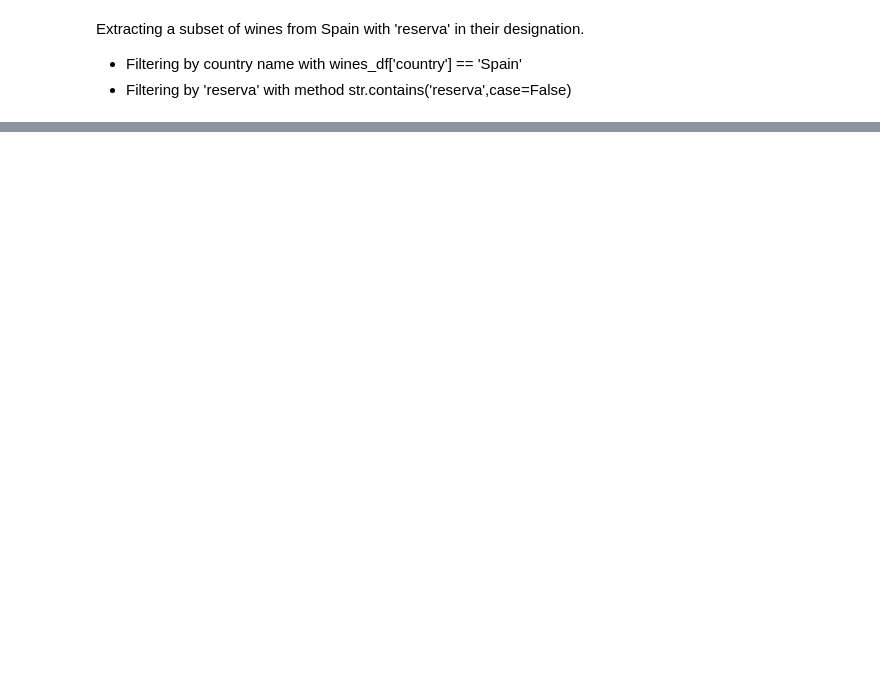
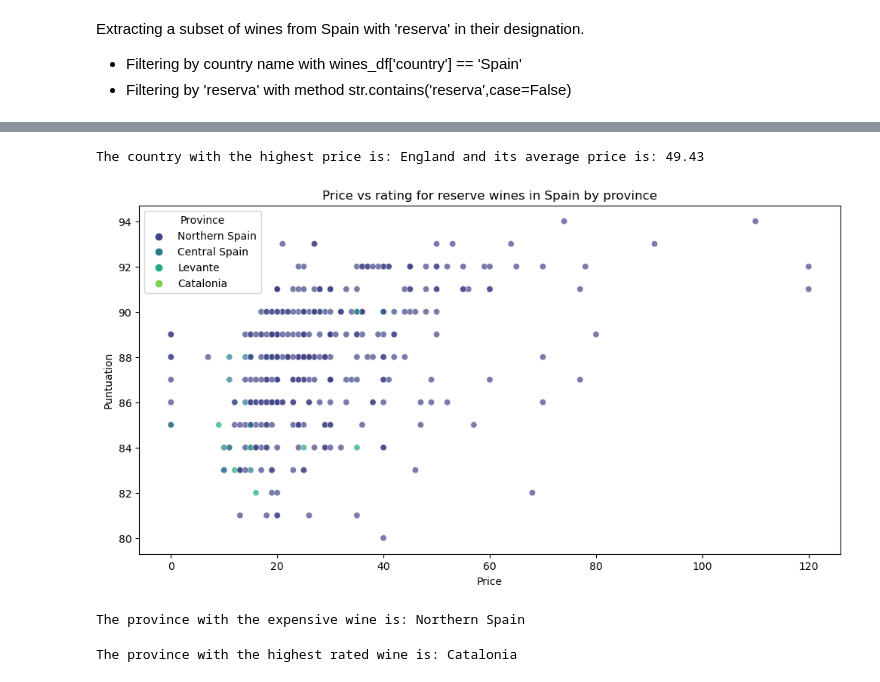
Before and after one commit to Diacon81/Wine, a Jupyter notebook: wines.ipynb, the cells around one changed output, grey strips where cells are left out. Drawn from its saved outputs; the diff is of its cells as text; code cells hidden in the pictures; blank space fills up the shorter version.

```diff
--- a/wines.ipynb
+++ b/wines.ipynb
@@ -154,0 +192,30 @@ spanish_wines_df
+# %%
+price_mean = wines_df.groupby("country")["price"].mean().round(2)
+price_max = price_mean.max()
+price_max_country = price_mean.idxmax()
+
+print(f"The country with the highest price is: {price_max_country} and its average price is: {price_max}")
+# %% [output]
+The country with the highest price is: England and its average price is: 49.43
+# %%
+reserva_spain = wines_df[(wines_df['country'] == 'Spain') & (wines_df['designation'] == 'Reserva')]
+
+plt.figure(figsize=(12, 6))
+sns.scatterplot(x='price', y='points', hue='province', data=reserva_spain, palette='viridis', alpha=0.7)
+plt.title('Price vs rating for reserve wines in Spain by province')
+plt.xlabel('Price')
+plt.ylabel('Puntuation')
+plt.legend(title='Province')
+plt.show()
+
+
+most_expensive_province = reserva_spain.groupby('province')['price'].mean().idxmax()
+print(f"The province with the expensive wine is: {most_expensive_province}")
+# %% [output]
+[figure, added]
+The province with the expensive wine is: Northern Spain
+# %%
+most_rated_province = reserva_spain.groupby('province')['points'].mean().idxmax()
+print(f"The province with the highest rated wine is: {most_rated_province}")
+# %% [output]
+The province with the highest rated wine is: Catalonia
```
Also changed, not shown: parts of 10 cells of this notebook.
